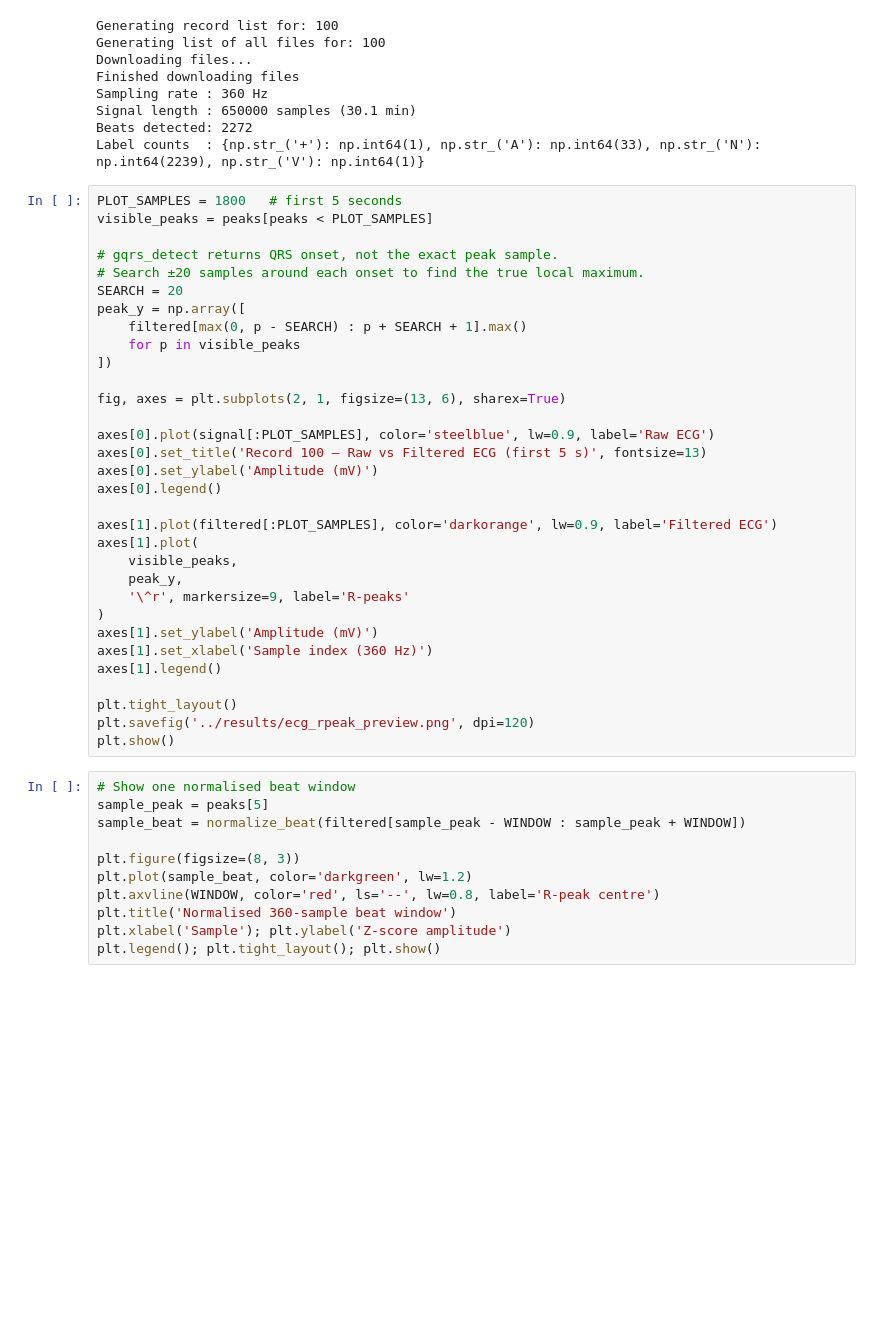
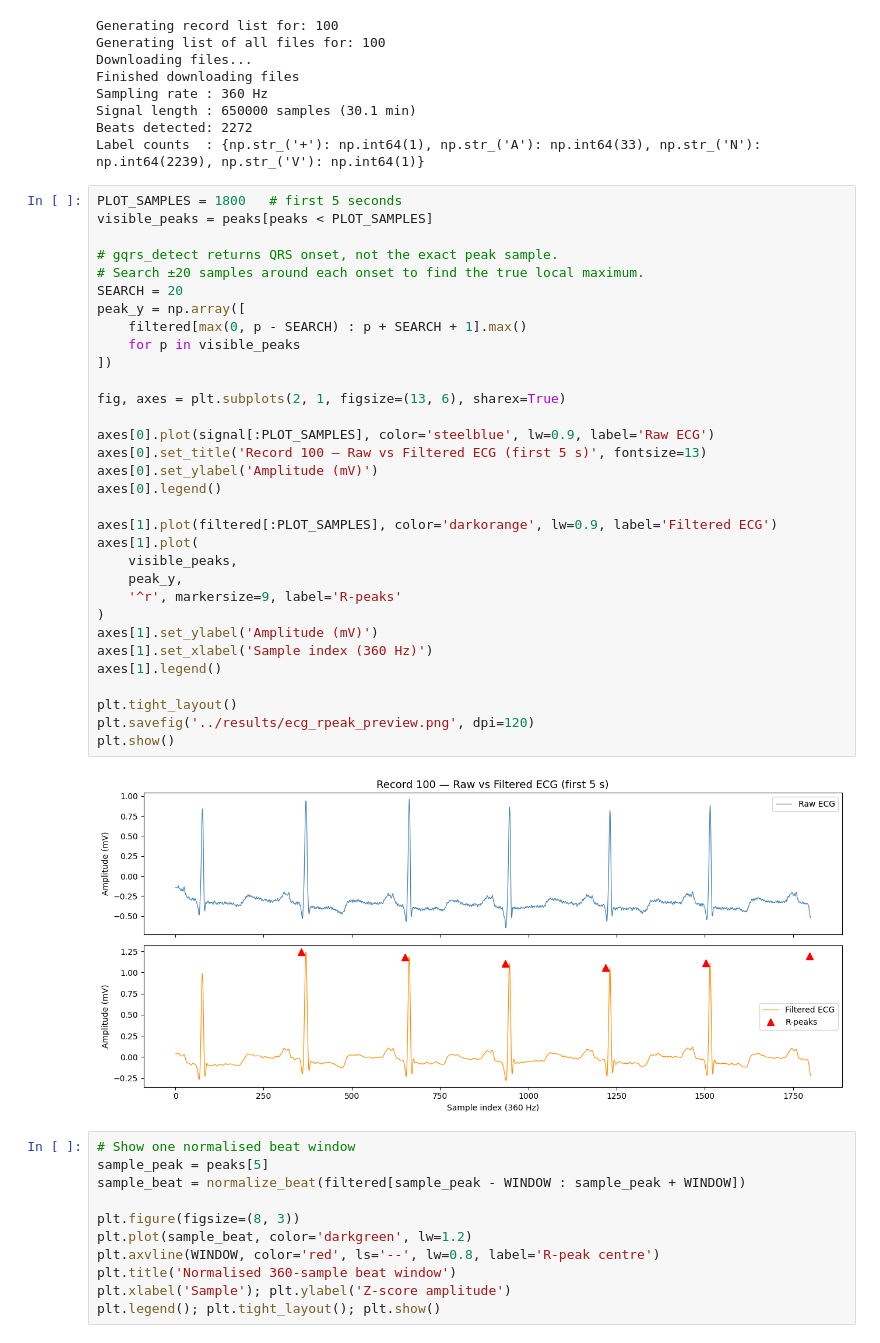
Before and after one commit to justin-gahona/ecg-arrhythmia-classifier, a Jupyter notebook: notebooks/01_data_pipeline.ipynb, the cells around one changed output. Drawn from its saved outputs; the diff is of its cells as text; blank space fills up the shorter version.

Commit message:
Add generated plots and notebook outputs

```diff
--- a/notebooks/01_data_pipeline.ipynb
+++ b/notebooks/01_data_pipeline.ipynb
@@ -76,34 +76,36 @@ Label counts  : {np.str_('+'): np.int64(1), np.str_('A'): np.int64(33), np.str_(
 PLOT_SAMPLES = 1800   # first 5 seconds
 visible_peaks = peaks[peaks < PLOT_SAMPLES]
 
 # gqrs_detect returns QRS onset, not the exact peak sample.
 # Search ±20 samples around each onset to find the true local maximum.
 SEARCH = 20
 peak_y = np.array([
     filtered[max(0, p - SEARCH) : p + SEARCH + 1].max()
     for p in visible_peaks
 ])
 
 fig, axes = plt.subplots(2, 1, figsize=(13, 6), sharex=True)
 
 axes[0].plot(signal[:PLOT_SAMPLES], color='steelblue', lw=0.9, label='Raw ECG')
 axes[0].set_title('Record 100 — Raw vs Filtered ECG (first 5 s)', fontsize=13)
 axes[0].set_ylabel('Amplitude (mV)')
 axes[0].legend()
 
 axes[1].plot(filtered[:PLOT_SAMPLES], color='darkorange', lw=0.9, label='Filtered ECG')
 axes[1].plot(
     visible_peaks,
     peak_y,
-    '\^r', markersize=9, label='R-peaks'
+    '^r', markersize=9, label='R-peaks'
 )
 axes[1].set_ylabel('Amplitude (mV)')
 axes[1].set_xlabel('Sample index (360 Hz)')
 axes[1].legend()
 
 plt.tight_layout()
 plt.savefig('../results/ecg_rpeak_preview.png', dpi=120)
 plt.show()
+# %% [output]
+[figure, added]
 # %%
 # Show one normalised beat window
 sample_peak = peaks[5]
```
Also changed, not shown: parts of 3 cells of this notebook, 5 other files.
